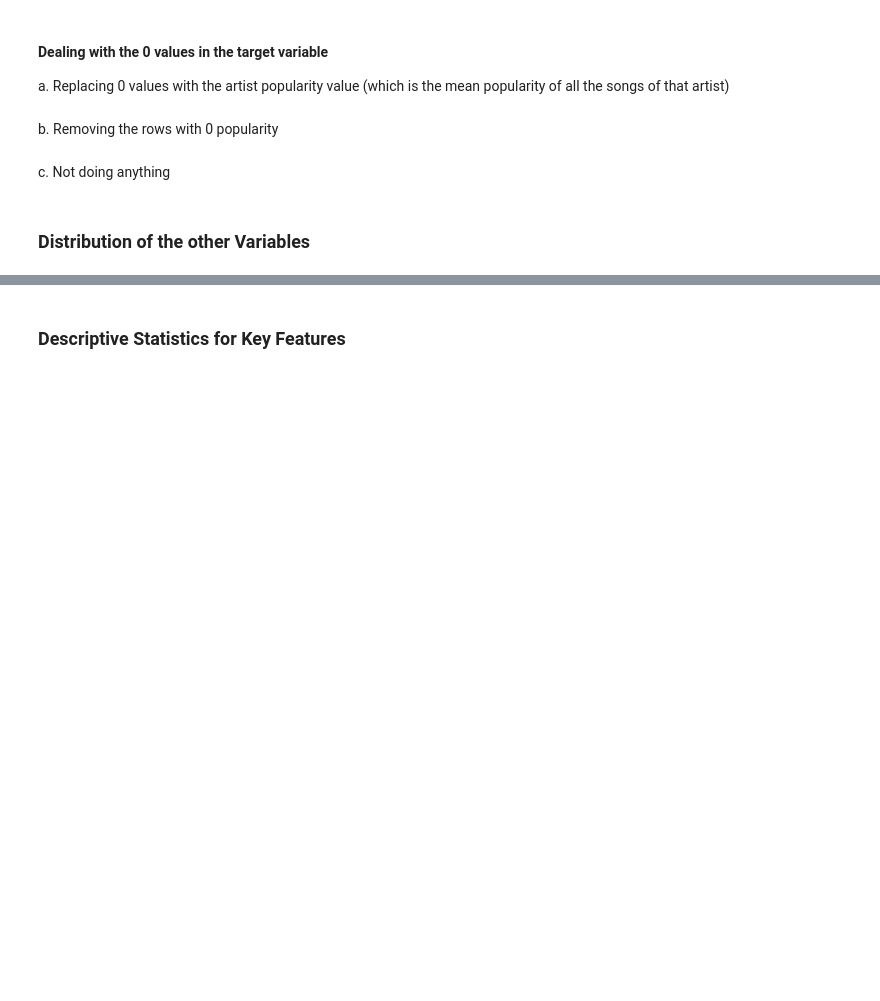
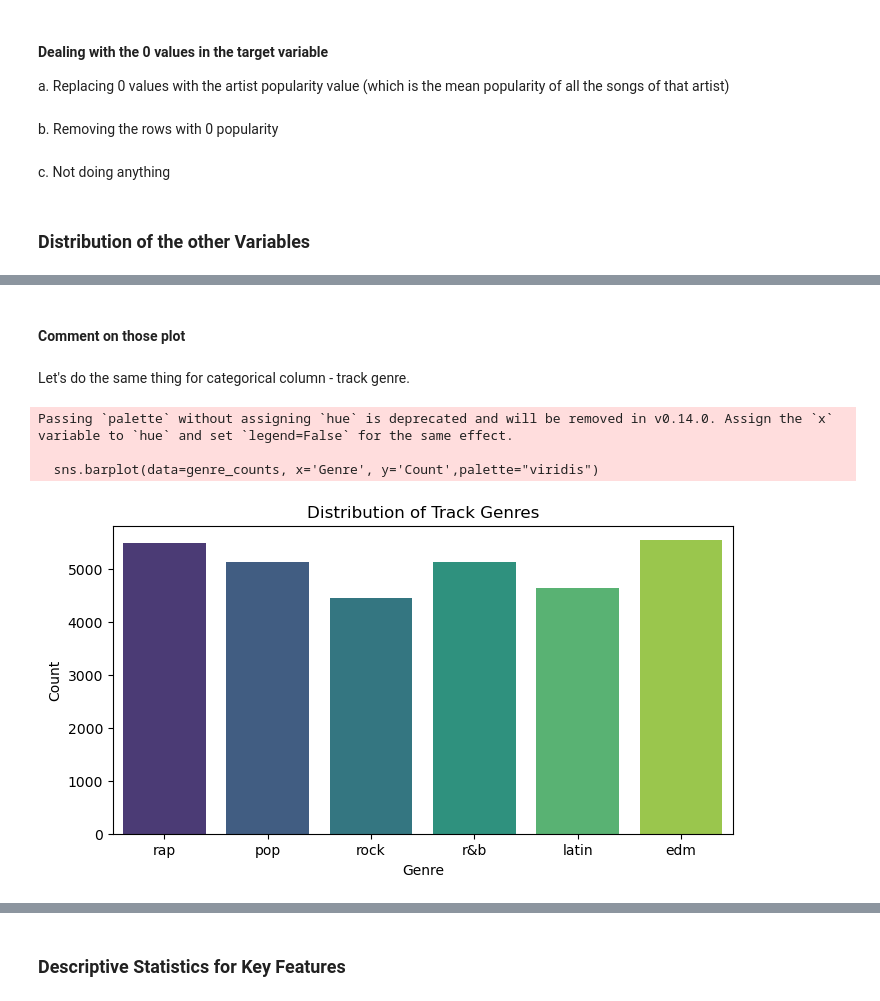
Before and after one commit to EliotAtlani/hit-predict, a Jupyter notebook: notebooks/eda_and_baseline.ipynb, the cells around one changed output, grey strips where cells are left out. Drawn from its saved outputs; the diff is of its cells as text; code cells hidden in the pictures; blank space fills up the shorter version.

```diff
--- a/notebooks/eda_and_baseline.ipynb
+++ b/notebooks/eda_and_baseline.ipynb
@@ -69,0 +76,24 @@ c. Not doing anything
+# %% [markdown]
+#### Comment on those plot
+# %% [markdown]
+Let's do the same thing for categorical column - track genre.
+# %%
+genre_columns = ["rap", "pop", "rock", "r&b", "latin", "edm"]
+genre_data = df[genre_columns]
+
+# Sum the occurrences of each genre
+genre_counts = genre_data.sum().reset_index()
+genre_counts.columns = ['Genre', 'Count']  # Renaming columns for clarity
+
+# Plot with Seaborn
+plt.figure(figsize=(8, 4))
+sns.barplot(data=genre_counts, x='Genre', y='Count',palette="viridis")
+plt.title("Distribution of Track Genres")
+plt.xlabel("Genre")
+plt.ylabel("Count")
+plt.show()
+# %% [output]
+Passing `palette` without assigning `hue` is deprecated and will be removed in v0.14.0. Assign the `x` variable to `hue` and set `legend=False` for the same effect.
+
+  sns.barplot(data=genre_counts, x='Genre', y='Count',palette="viridis")
+[figure, added]
```
Also changed, not shown: parts of 33 cells of this notebook.
